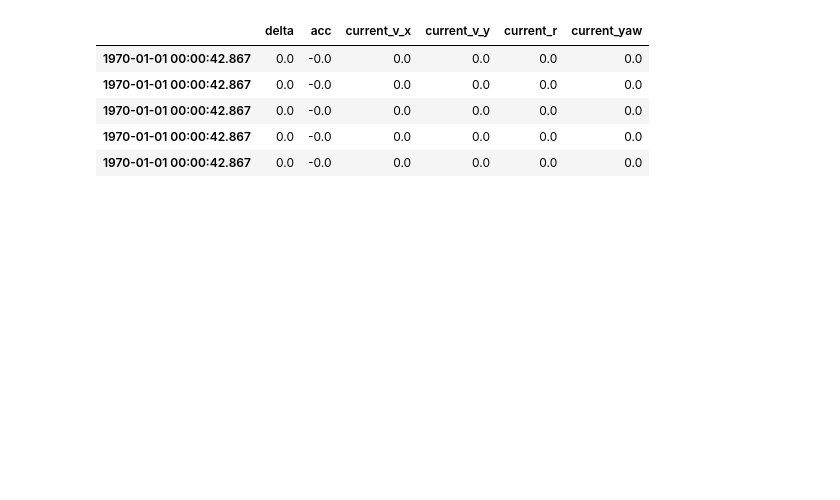
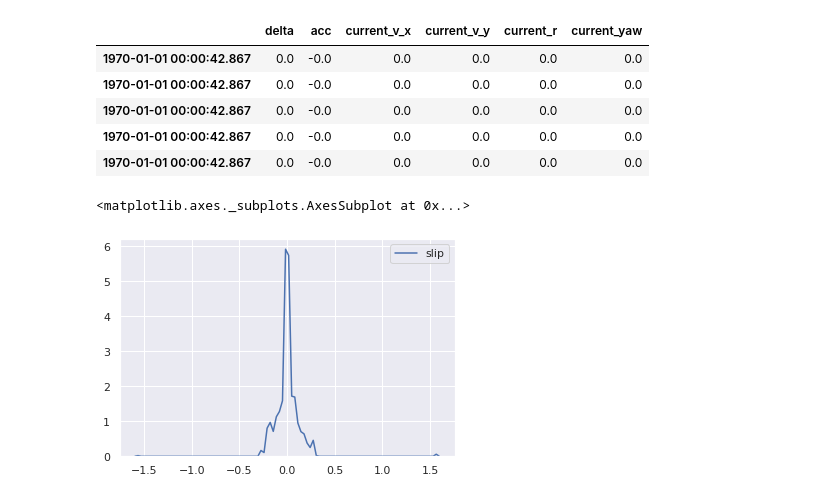
Before and after one commit to rokasgie/system_id, a Jupyter notebook: data_exploration.ipynb, the cells around one changed output. Cells and saved outputs as stored; diff of their text form; code cells hidden in the pictures; blank space fills up the shorter version.

```diff
--- a/data_exploration.ipynb
+++ b/data_exploration.ipynb
@@ -29,6 +38,10 @@ data.head()
 # %%
 # Add slip angle
 data["slip"] = -np.arctan2(data.current_v_y, np.abs(data.current_v_x))
+sns.kdeplot(data.slip)
+# %% [output]
+<matplotlib.axes._subplots.AxesSubplot at 0x...>
+[figure, added]
 # %%
 # Calculate linear derivatives
 data['v_x_dot'] = np.hstack(((data.current_v_x.values[1:] - data.current_v_x.values[:-1])*(1/dt), np.nan))
```
Also changed, not shown: parts of 7 cells of this notebook, 2 other files.
